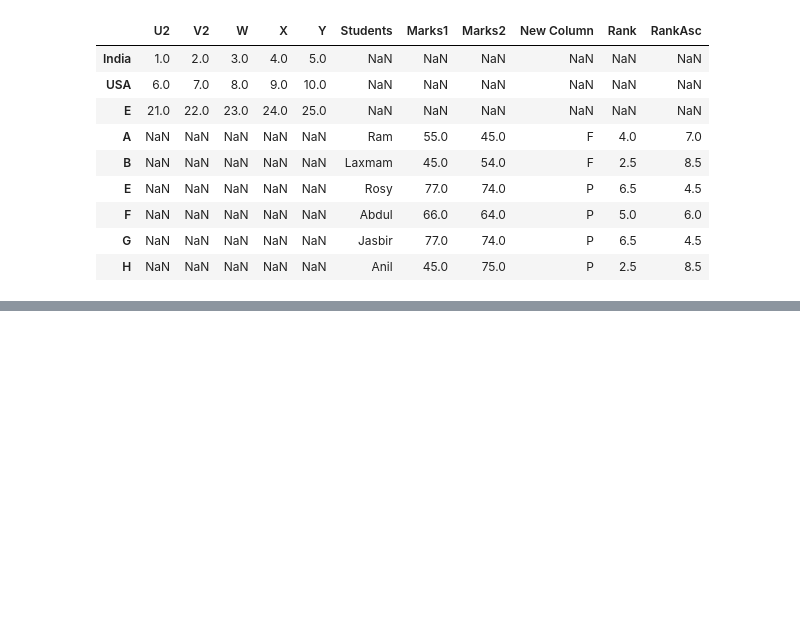
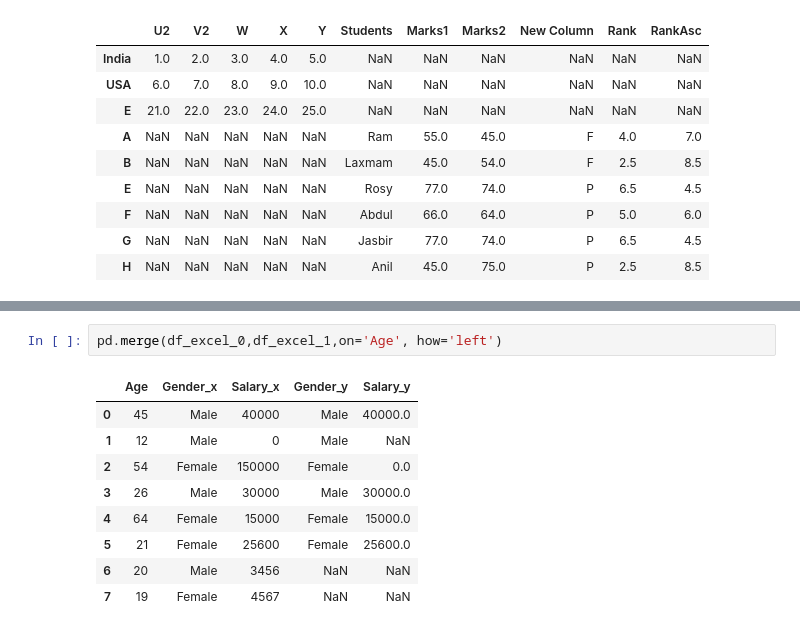
Before and after one commit to sfdxlwcSs/python-Basics, a Jupyter notebook: 101124/10thNovember.ipynb, the cells around one changed output, grey strips where cells are left out. Saved outputs shown, nothing was run; the diff lists cells and outputs as text; blank space fills up the shorter version.

```diff
--- a/101124/10thNovember.ipynb
+++ b/101124/10thNovember.ipynb
@@ -847,0 +1018,12 @@ pd.concat([df,df2],axis=0).drop(['RankDense', 'RankMax'], axis=1).drop(['C', 'D'
+# %%
+pd.merge(df_excel_0,df_excel_1,on='Age', how='left')
+# %% [output]
+|  | Age | Gender_x | Salary_x | Gender_y | Salary_y |
+| 0 | 45 | Male | 40000 | Male | 40000.0 |
+| 1 | 12 | Male | 0 | Male | NaN |
+| 2 | 54 | Female | 150000 | Female | 0.0 |
+| 3 | 26 | Male | 30000 | Male | 30000.0 |
+| 4 | 64 | Female | 15000 | Female | 15000.0 |
+| 5 | 21 | Female | 25600 | Female | 25600.0 |
+| 6 | 20 | Male | 3456 | NaN | NaN |
+| 7 | 19 | Female | 4567 | NaN | NaN |
```
Also changed, not shown: parts of 22 cells of this notebook, 17 other files.
